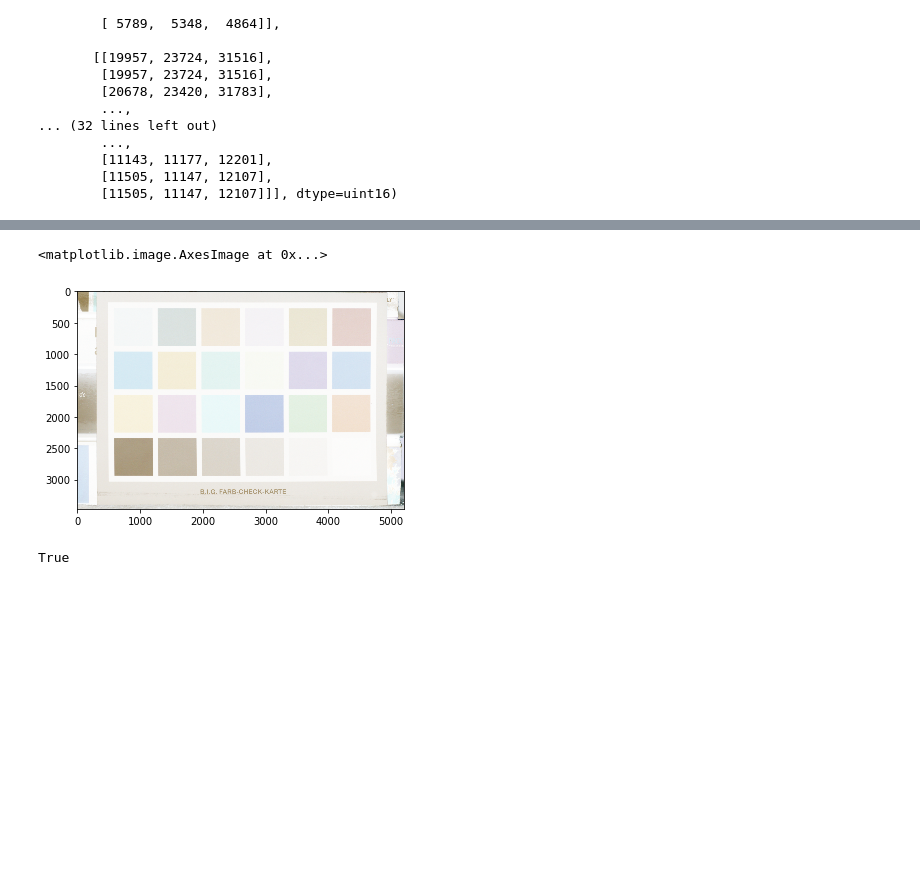
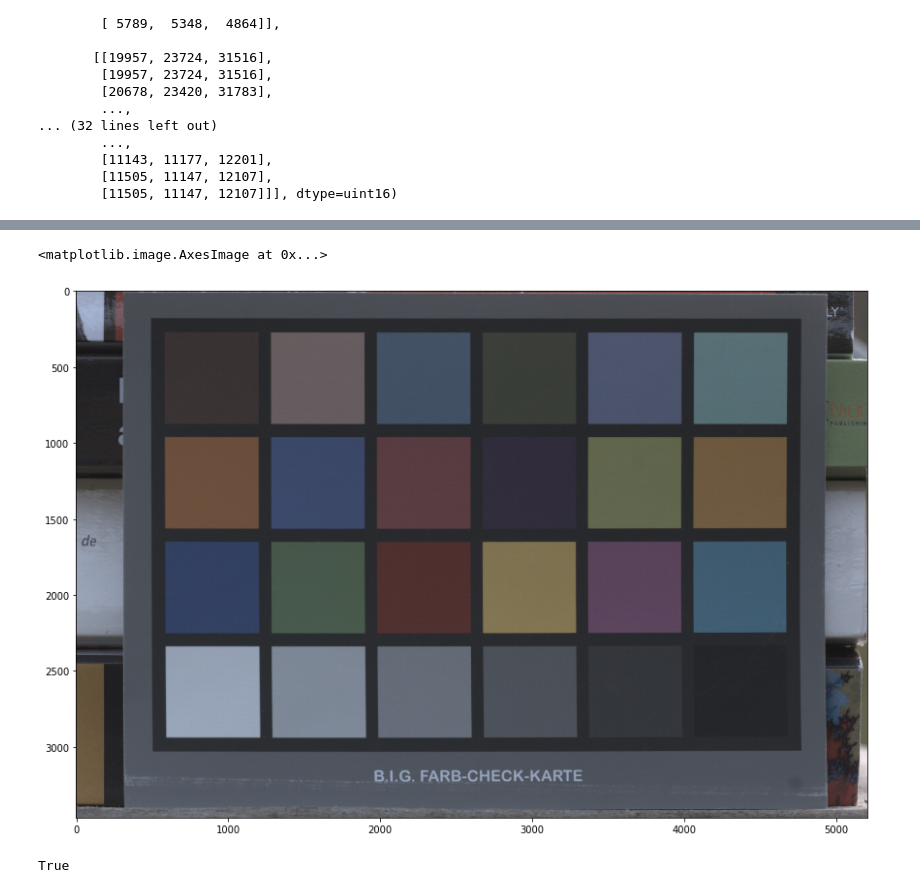
Before and after one commit to Hansastro/Astrolight, a Jupyter notebook: RAW_to_RGB.ipynb, the cells around one changed output, grey strips where cells are left out. Cells and saved outputs as stored; diff of their text form; code cells hidden in the pictures; blank space fills up the shorter version.

```diff
--- a/RAW_to_RGB.ipynb
+++ b/RAW_to_RGB.ipynb
@@ -74,0 +78,5 @@ array([[[19957, 23724, 31516],
+# %%
+bitDepth = 2**16
+RGB_image = np.power(RGB_image/bitDepth, 1/2.1)*bitDepth
+# %%
+RGB_image=RGB_image.astype('uint16')
@@ -75,7 +103,8 @@ array([[[19957, 23724, 31516],
 # %%
-RGB_image8bit = np.round((RGB_image / 256))
+RGB_image8bit = np.round(-((RGB_image/2**16)*255))
+plt.figure(figsize=(20,10))
 plt.imshow(RGB_image8bit, interpolation='none')
 # %% [output]
 <matplotlib.image.AxesImage at 0x...>
-[figure, old version]
+[figure, new version]
 # %%
```
Also changed, not shown: parts of 4 cells of this notebook.
